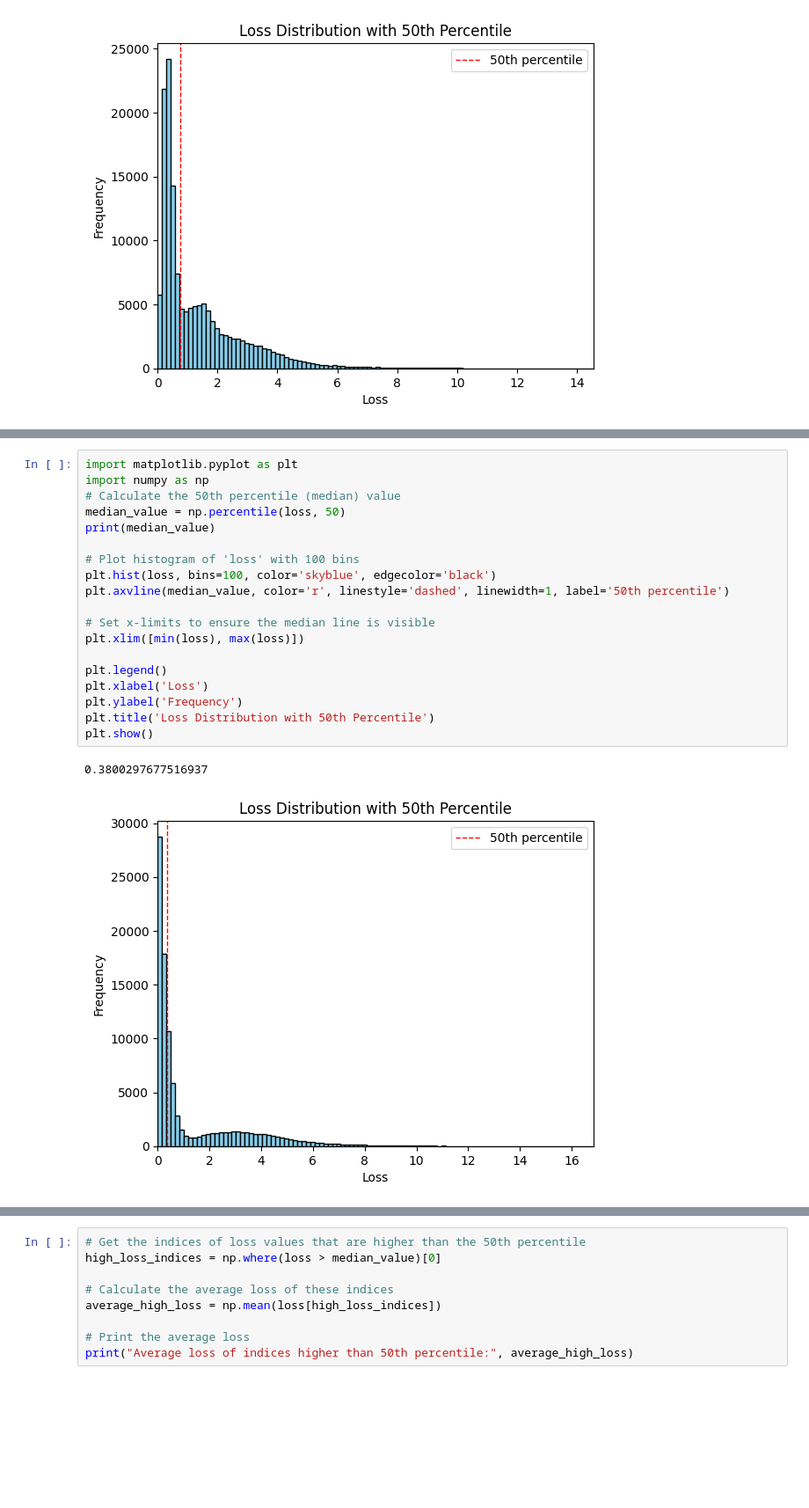
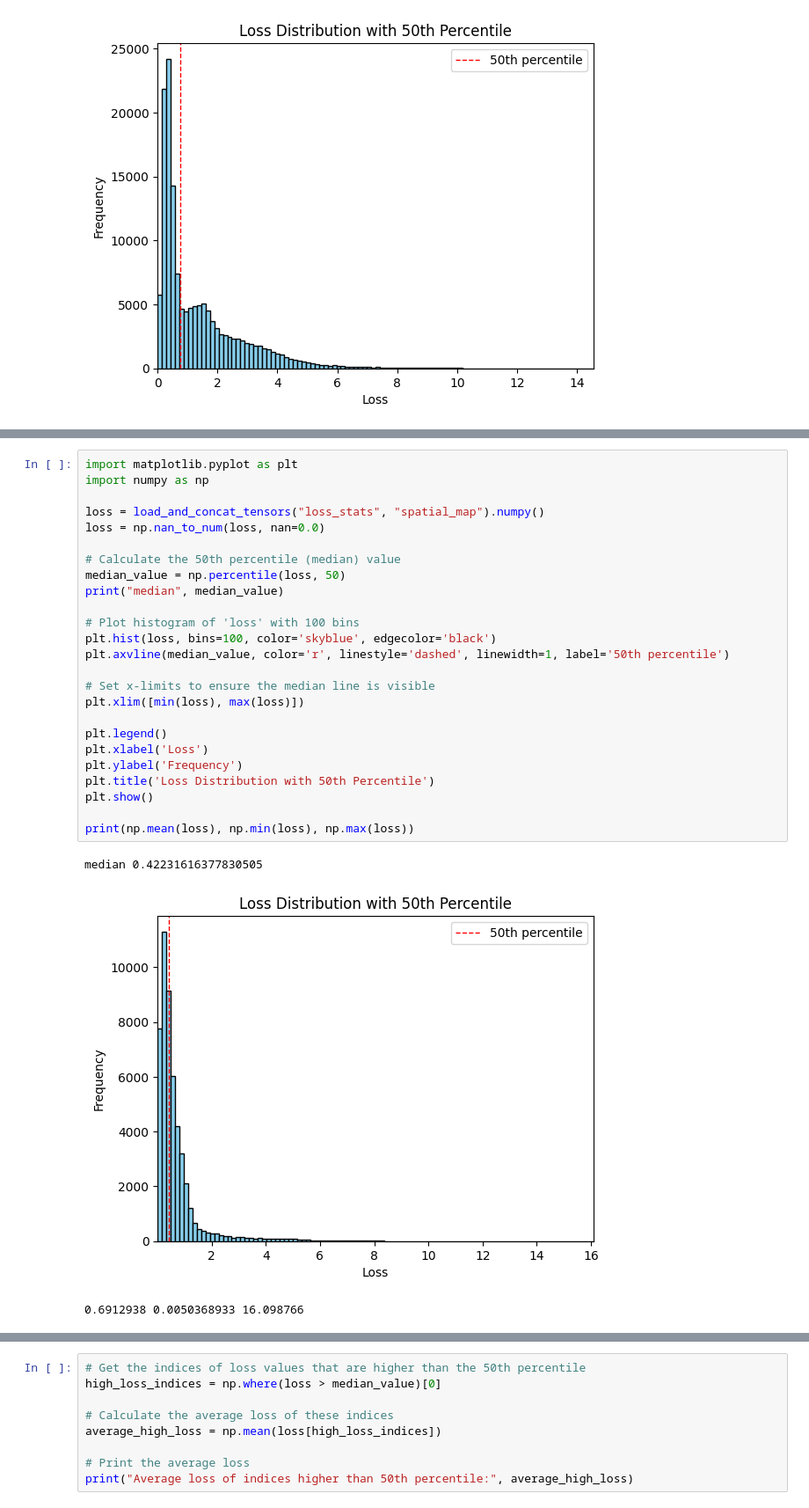
Before and after one commit to sjoshi804/llava-fork, a Jupyter notebook: scratch.ipynb, the cells around one changed output, grey strips where cells are left out. Shown at 88% size. Drawn from its saved outputs; the diff is of its cells as text; blank space fills up the shorter version.

```diff
--- a/scratch.ipynb
+++ b/scratch.ipynb
@@ -675,22 +676,29 @@ plt.show()
 # %%
 import matplotlib.pyplot as plt
 import numpy as np
+
+loss = load_and_concat_tensors("loss_stats", "spatial_map").numpy()
+loss = np.nan_to_num(loss, nan=0.0)
+
 # Calculate the 50th percentile (median) value
 median_value = np.percentile(loss, 50)
-print(median_value)
+print("median", median_value)
 
 # Plot histogram of 'loss' with 100 bins
 plt.hist(loss, bins=100, color='skyblue', edgecolor='black')
 plt.axvline(median_value, color='r', linestyle='dashed', linewidth=1, label='50th percentile')
 
 # Set x-limits to ensure the median line is visible
 plt.xlim([min(loss), max(loss)])
 
 plt.legend()
 plt.xlabel('Loss')
 plt.ylabel('Frequency')
 plt.title('Loss Distribution with 50th Percentile')
 plt.show()
+
+print(np.mean(loss), np.min(loss), np.max(loss))
 # %% [output]
-0.3800297677516937
+median 0.42231616377830505
-[figure, old version]
+[figure, new version]
+0.6912938 0.0050368933 16.098766
```
Also changed, not shown: parts of 12 cells of this notebook, 6 other files.
